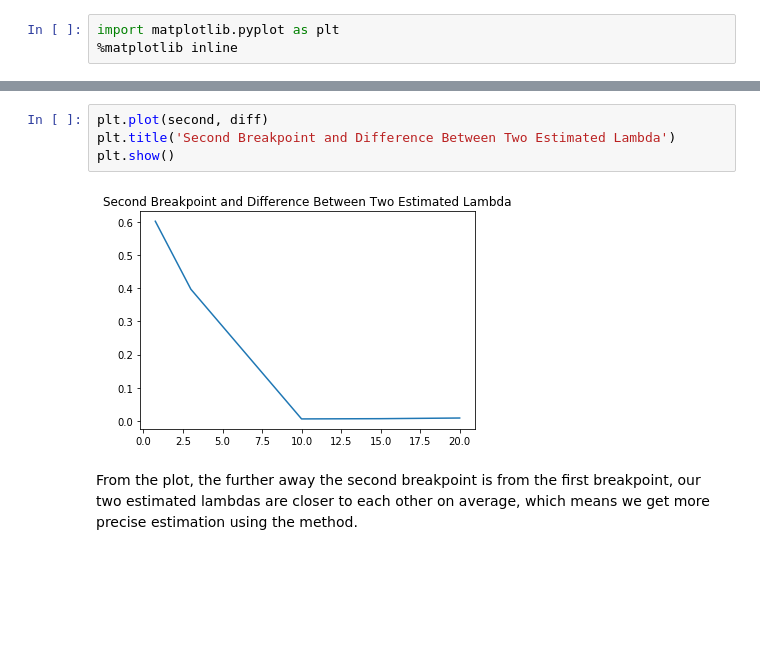
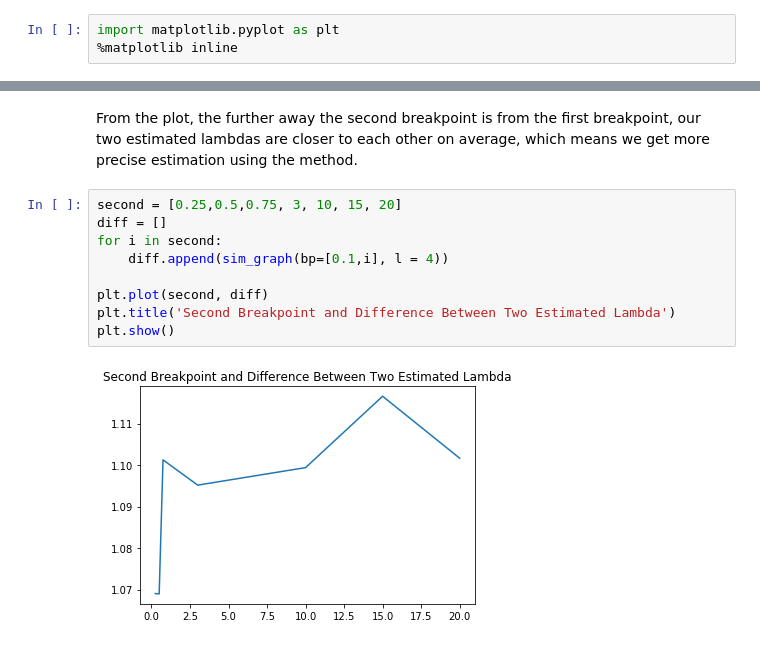
Before and after one commit to GongtingPeng/Funnel, a Jupyter notebook: Funnel.ipynb, the cells around one changed output, grey strips where cells are left out. Cells and saved outputs as stored; diff of their text form; blank space fills up the shorter version.

```diff
--- a/Funnel.ipynb
+++ b/Funnel.ipynb
@@ -316,8 +286,13 @@ for i in second:
-# %%
-plt.plot(second, diff)
-plt.title('Second Breakpoint and Difference Between Two Estimated Lambda')
-plt.show()
-# %% [output]
-[figure, removed]
 # %% [markdown]
 From the plot, the further away the second breakpoint is from the first breakpoint, our two estimated lambdas are closer to each other on average, which means we get more precise estimation using the method.
+# %%
+second = [0.25,0.5,0.75, 3, 10, 15, 20]
+diff = []
+for i in second:
+    diff.append(sim_graph(bp=[0.1,i], l = 4))
+
+plt.plot(second, diff)
+plt.title('Second Breakpoint and Difference Between Two Estimated Lambda')
+plt.show()
+# %% [output]
+[figure, added]
```
Also changed, not shown: parts of 17 cells of this notebook.
